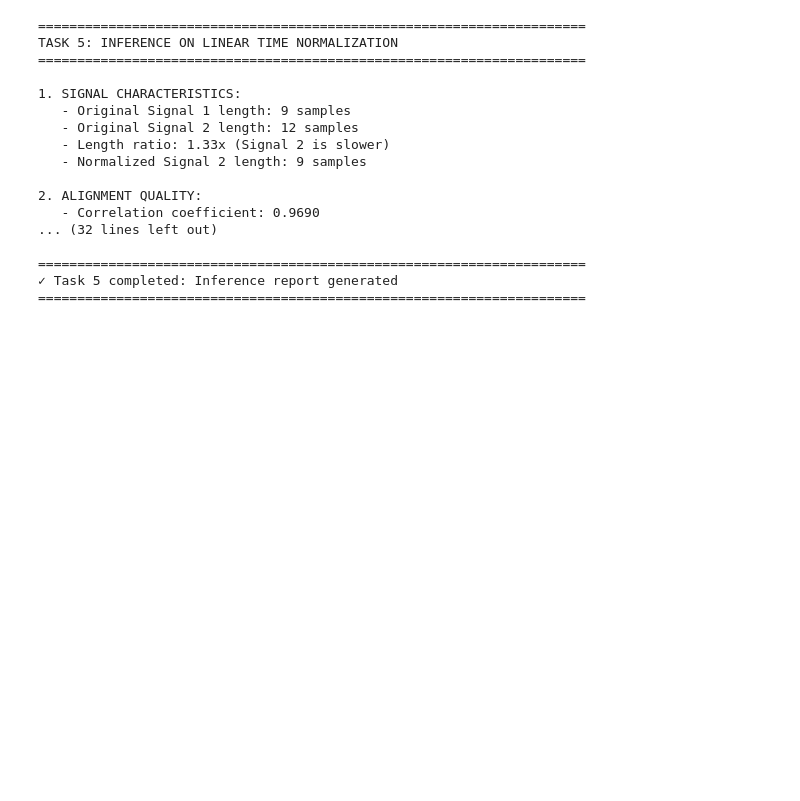
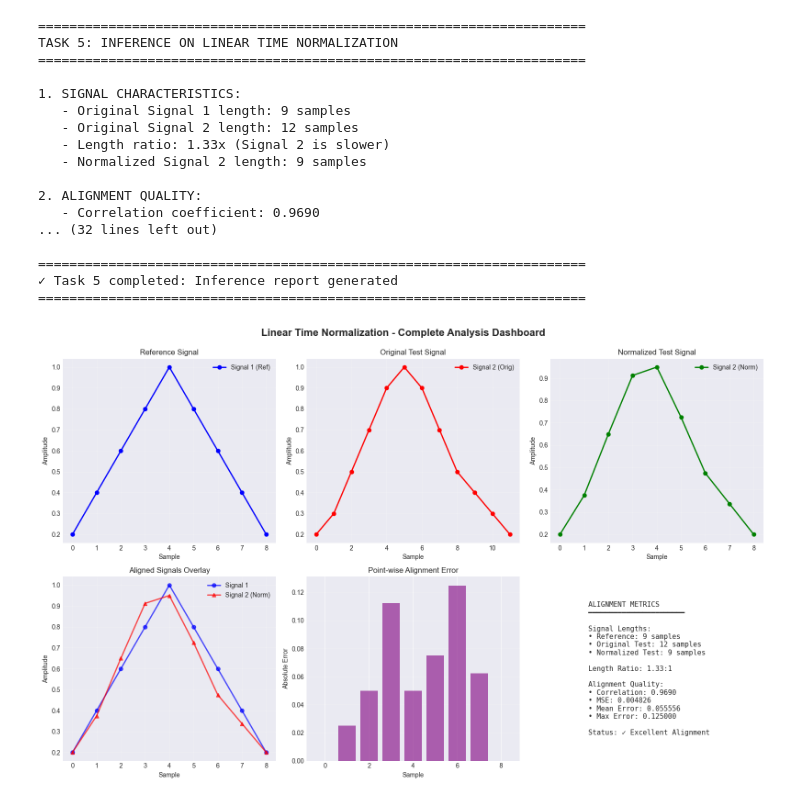
Before and after one commit to Abhijith-E/SPR-lab-2448503, a Jupyter notebook: Lab5.ipynb, the cells around one changed output. Cells and saved outputs as stored; diff of their text form; code cells hidden in the pictures; blank space fills up the shorter version.

Commit message:
feat: Add comprehensive visualization dashboard

```diff
--- a/Lab5.ipynb
+++ b/Lab5.ipynb
@@ -306,3 +306,101 @@ TASK 5: INFERENCE ON LINEAR TIME NORMALIZATION
 ======================================================================
 ✓ Task 5 completed: Inference report generated
 ======================================================================
+# %%
+def create_summary_dashboard(sig1, sig2_orig, sig2_norm, alignment_metrics):
+    """Create a comprehensive summary dashboard"""
+    fig = plt.figure(figsize=(16, 10))
+
+    # Main title
+    fig.suptitle('Linear Time Normalization - Complete Analysis Dashboard',
+                 fontsize=16, fontweight='bold', y=0.995)
+
+    # Plot 1: All signals comparison
+    ax1 = plt.subplot(2, 3, 1)
+    ax1.plot(sig1, 'bo-', label='Signal 1 (Ref)', linewidth=2, markersize=6)
+    ax1.set_title('Reference Signal')
+    ax1.set_xlabel('Sample')
+    ax1.set_ylabel('Amplitude')
+    ax1.grid(True, alpha=0.3)
+    ax1.legend()
+
+    ax2 = plt.subplot(2, 3, 2)
+    ax2.plot(sig2_orig, 'ro-', label='Signal 2 (Orig)', linewidth=2, markersize=6)
+    ax2.set_title('Original Test Signal')
+    ax2.set_xlabel('Sample')
+    ax2.set_ylabel('Amplitude')
+    ax2.grid(True, alpha=0.3)
+    ax2.legend()
+
+    ax3 = plt.subplot(2, 3, 3)
+    ax3.plot(sig2_norm, 'go-', label='Signal 2 (Norm)', linewidth=2, markersize=6)
+    ax3.set_title('Normalized Test Signal')
+    ax3.set_xlabel('Sample')
+    ax3.set_ylabel('Amplitude')
+    ax3.grid(True, alpha=0.3)
+    ax3.legend()
+
+    # Plot 4: Overlay comparison
+    ax4 = plt.subplot(2, 3, 4)
+    ax4.plot(sig1, 'bo-', label='Signal 1', linewidth=2, markersize=6, alpha=0.7)
+    ax4.plot(sig2_norm, 'r^-', label='Signal 2 (Norm)', linewidth=2, markersize=6, alpha=0.7)
+    ax4.set_title('Aligned Signals Overlay')
+    ax4.set_xlabel('Sample')
+    ax4.set_ylabel('Amplitude')
+    ax4.grid(True, alpha=0.3)
+    ax4.legend()
+
+    # Plot 5: Point-wise error
+    ax5 = plt.subplot(2, 3, 5)
+    ax5.bar(range(len(alignment_metrics['alignment_error'])),
+            alignment_metrics['alignment_error'],
+            color='purple', alpha=0.6)
+    ax5.set_title('Point-wise Alignment Error')
+    ax5.set_xlabel('Sample')
+    ax5.set_ylabel('Absolute Error')
+    ax5.grid(True, alpha=0.3, axis='y')
+
+    # Plot 6: Metrics summary (text)
+    ax6 = plt.subplot(2, 3, 6)
+    ax6.axis('off')
+    metrics_text = f"""
+    ALIGNMENT METRICS
+    ━━━━━━━━━━━━━━━━━━━━━━━
+
+    Signal Lengths:
+    • Reference: {len(sig1)} samples
+    • Original Test: {len(sig2_orig)} samples
+    • Normalized Test: {len(sig2_norm)} samples
+
+    Length Ratio: {len(sig2_orig)/len(sig1):.2f}:1
+
+    Alignment Quality:
+    • Correlation: {alignment_metrics['correlation']:.4f}
+    • MSE: {alignment_metrics['mse']:.6f}
+    • Mean Error: {np.mean(alignment_metrics['alignment_error']):.6f}
+    • Max Error: {np.max(alignment_metrics['alignment_error']):.6f}
+
+    Status: {'✓ Excellent Alignment' if alignment_metrics['correlation'] > 0.95 else '✓ Good Alignment'}
+    """
+    ax6.text(0.1, 0.5, metrics_text, fontsize=11, family='monospace',
+             verticalalignment='center')
+
+    plt.tight_layout()
+    plt.savefig('summary_dashboard.png', dpi=300, bbox_inches='tight')
+    plt.show()
+
+    print("✓ Summary dashboard created")
+
+# Create final dashboard
+create_summary_dashboard(signal_1, signal_2, signal_2_normalized, alignment)
+
+print("\n" + "="*70)
+print("LAB EXERCISE 5 COMPLETED SUCCESSFULLY")
+print("="*70)
+print("\nAll tasks completed and visualizations saved:")
+print("  • task1_original_signals.png")
+print("  • task2_normalization_comparison.png")
+print("  • task4_alignment_path.png")
+print("  • summary_dashboard.png")
+# %% [output]
+[figure, added]
```
Also changed, not shown: parts of 1 cell of this notebook, 1 other file.
